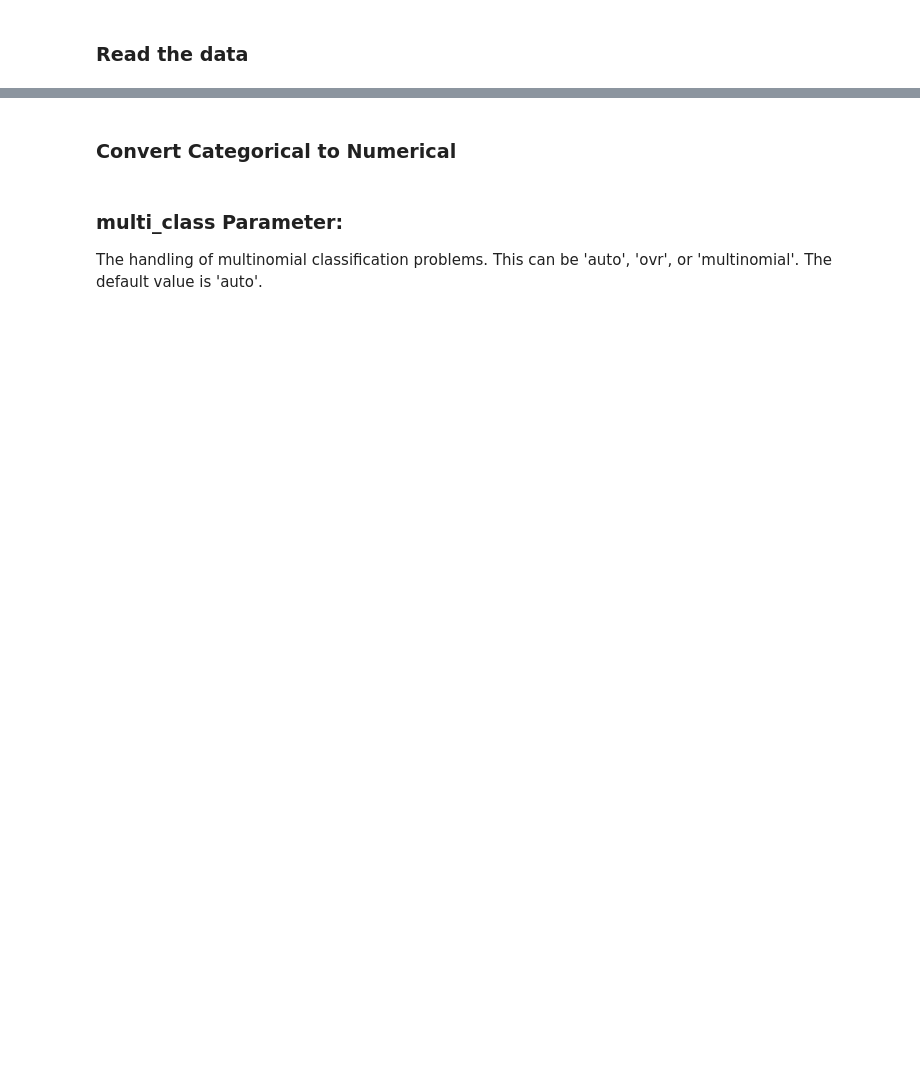
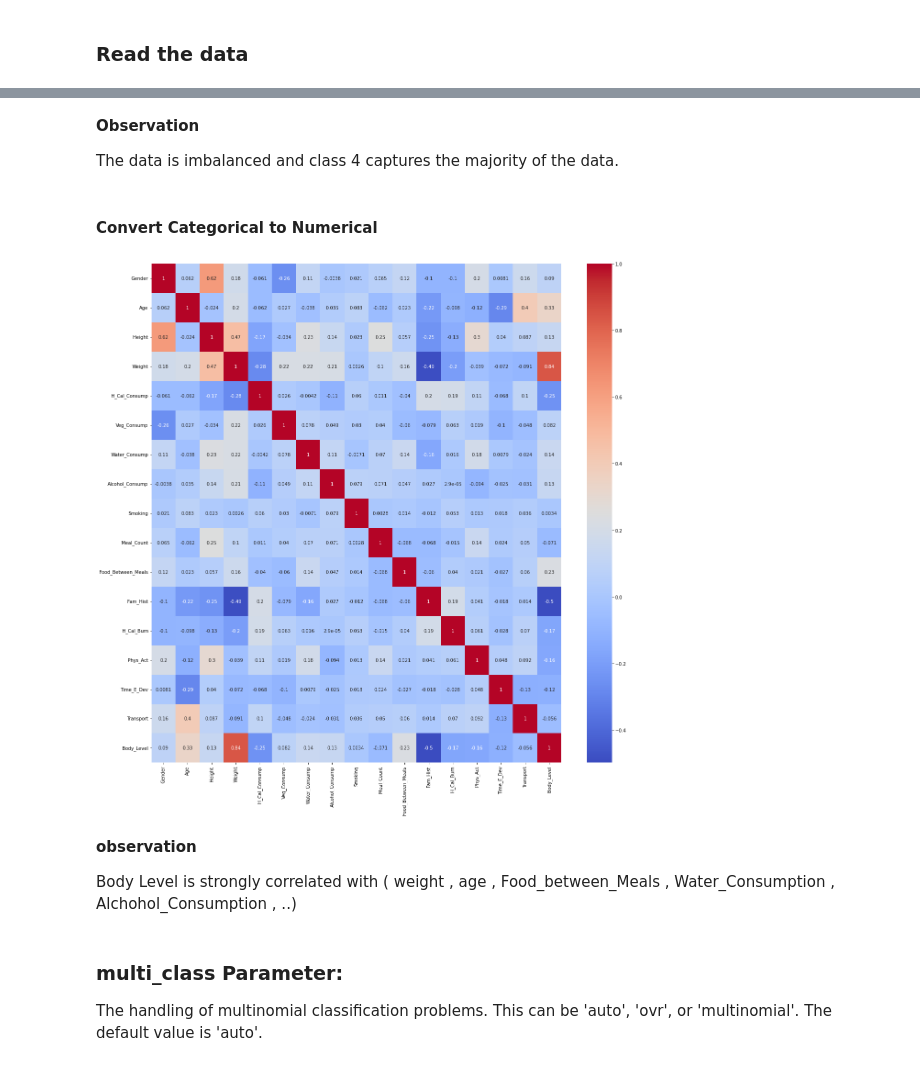
Before and after one commit to nadaelsayed11/Body-Level-Classification, a Jupyter notebook: Body_Level_Classification_Logistic.ipynb, the cells around one changed output, grey strips where cells are left out. Drawn from its saved outputs; the diff is of its cells as text; code cells hidden in the pictures; blank space fills up the shorter version.

```diff
--- a/Body_Level_Classification_Logistic.ipynb
+++ b/Body_Level_Classification_Logistic.ipynb
@@ -35,8 +86,24 @@ df.head()
+# %% [markdown]
+**Observation**
+
+The data is imbalanced and class 4 captures the majority of the data.
 # %% [markdown]
-### Convert Categorical to Numerical
+#### Convert Categorical to Numerical
 # %%
 for col in ["Gender", "H_Cal_Consump", "Alcohol_Consump", "Smoking", "Food_Between_Meals", "Fam_Hist", "H_Cal_Burn", "Transport","Body_Level"]:
     df[col] = pd.Categorical(df[col], categories=df[col].unique()).codes
+# %%
+## correlation matrix
+corr = df.corr()
+plt.figure(figsize=(20,20))
+sns.heatmap(corr, annot=True, cmap='coolwarm')
+plt.show()
+# %% [output]
+[figure, added]
+# %% [markdown]
+**observation**
+
+Body Level is strongly correlated with ( weight , age , Food_between_Meals , Water_Consumption , Alchohol_Consumption , ..)
 # %% [markdown]
 ### multi_class Parameter:
 The handling of multinomial classification problems. This can be 'auto', 'ovr', or 'multinomial'. The default value is 'auto'.
```
Also changed, not shown: parts of 19 cells of this notebook.
